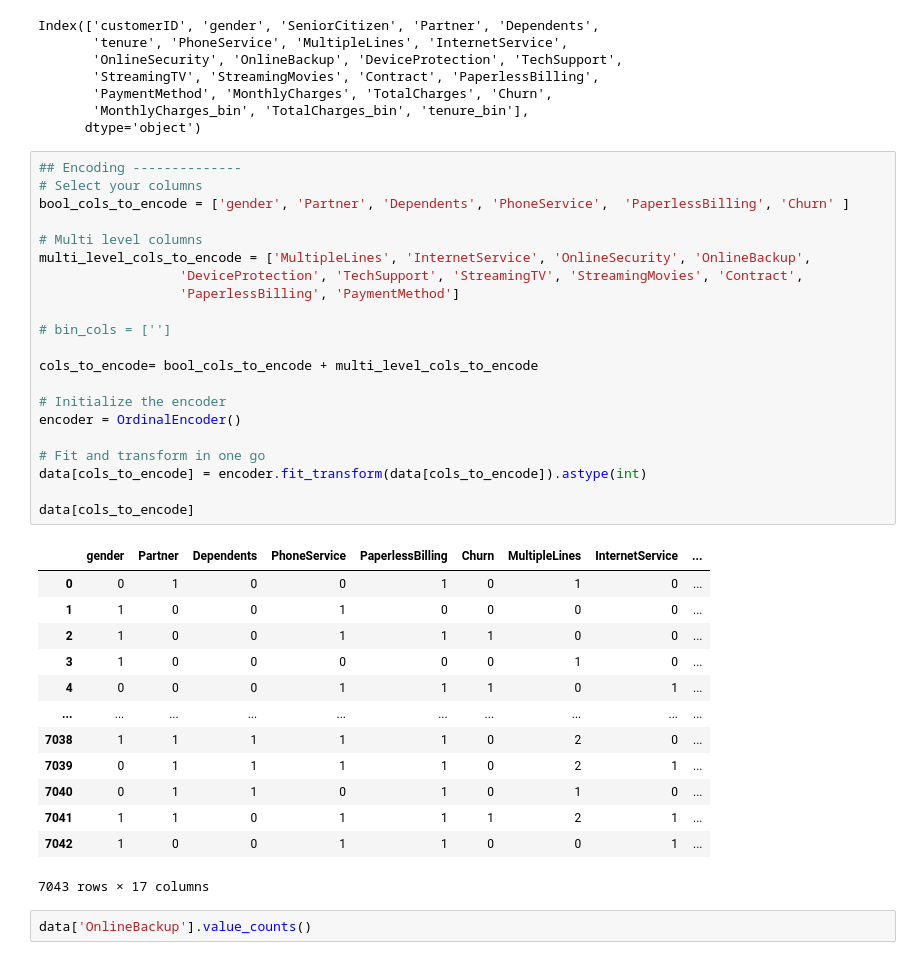
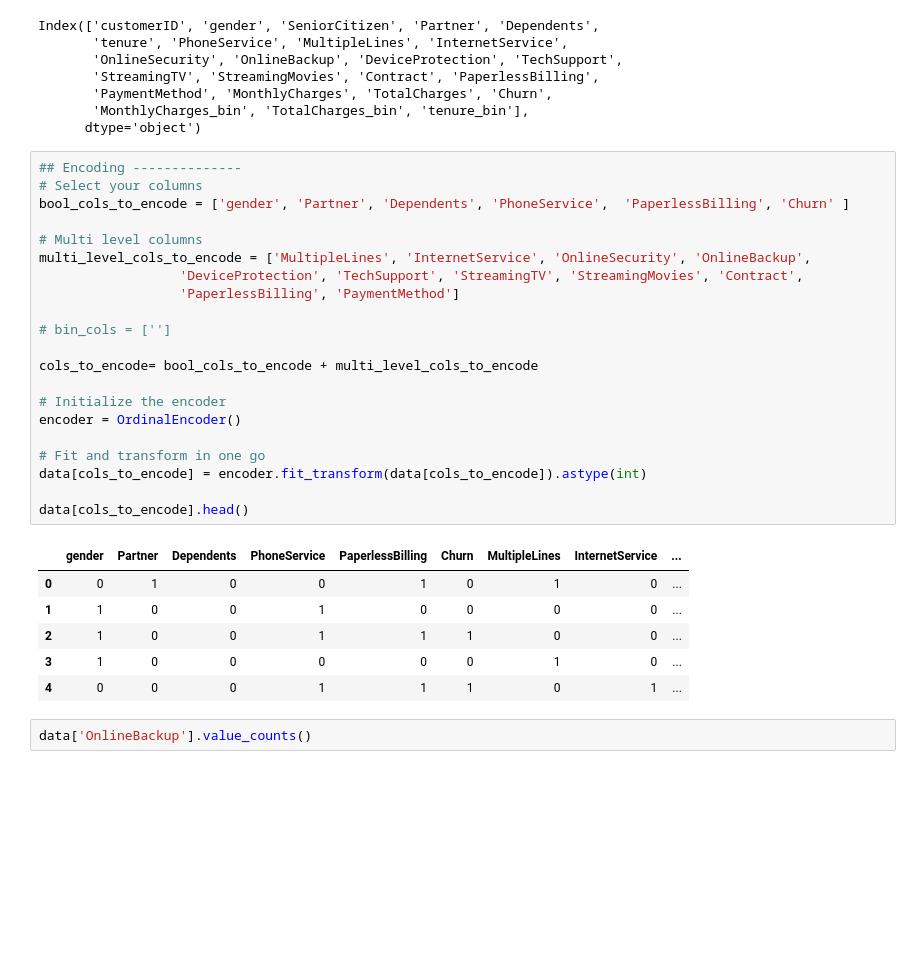
Before and after one commit to akhiri28/bits_sem2_api_driven_cloud_native_assignment_1, a Jupyter notebook: dataops/flows/dataops.ipynb, the cells around one changed output. Drawn from its saved outputs; the diff is of its cells as text; blank space fills up the shorter version.

```diff
--- a/dataops/flows/dataops.ipynb
+++ b/dataops/flows/dataops.ipynb
@@ -292,38 +162,31 @@ Index(['customerID', 'gender', 'SeniorCitizen', 'Partner', 'Dependents',
 # %%
 ## Encoding --------------
 # Select your columns
 bool_cols_to_encode = ['gender', 'Partner', 'Dependents', 'PhoneService',  'PaperlessBilling', 'Churn' ]
 
 # Multi level columns
 multi_level_cols_to_encode = ['MultipleLines', 'InternetService', 'OnlineSecurity', 'OnlineBackup',
                   'DeviceProtection', 'TechSupport', 'StreamingTV', 'StreamingMovies', 'Contract',
                   'PaperlessBilling', 'PaymentMethod']
 
 # bin_cols = ['']
 
 cols_to_encode= bool_cols_to_encode + multi_level_cols_to_encode
 
 # Initialize the encoder
 encoder = OrdinalEncoder()
 
 # Fit and transform in one go
 data[cols_to_encode] = encoder.fit_transform(data[cols_to_encode]).astype(int)
 
-data[cols_to_encode]
+data[cols_to_encode].head()
 # %% [output]
 |  | gender | Partner | Dependents | PhoneService | PaperlessBilling | Churn | MultipleLines | InternetService | ... |
 | 0 | 0 | 1 | 0 | 0 | 1 | 0 | 1 | 0 | ... |
 | 1 | 1 | 0 | 0 | 1 | 0 | 0 | 0 | 0 | ... |
 | 2 | 1 | 0 | 0 | 1 | 1 | 1 | 0 | 0 | ... |
 | 3 | 1 | 0 | 0 | 0 | 0 | 0 | 1 | 0 | ... |
 | 4 | 0 | 0 | 0 | 1 | 1 | 1 | 0 | 1 | ... |
-| ... | ... | ... | ... | ... | ... | ... | ... | ... | ... |
-| 7038 | 1 | 1 | 1 | 1 | 1 | 0 | 2 | 0 | ... |
-| 7039 | 0 | 1 | 1 | 1 | 1 | 0 | 2 | 1 | ... |
-| 7040 | 0 | 1 | 1 | 0 | 1 | 0 | 1 | 0 | ... |
-| 7041 | 1 | 1 | 0 | 1 | 1 | 1 | 2 | 1 | ... |
-| 7042 | 1 | 0 | 0 | 1 | 1 | 0 | 0 | 1 | ... |
-7043 rows × 17 columns
 # %%
 data['OnlineBackup'].value_counts()
 # %% [output]
```
Also changed, not shown: parts of 23 cells of this notebook, 18 other files.
